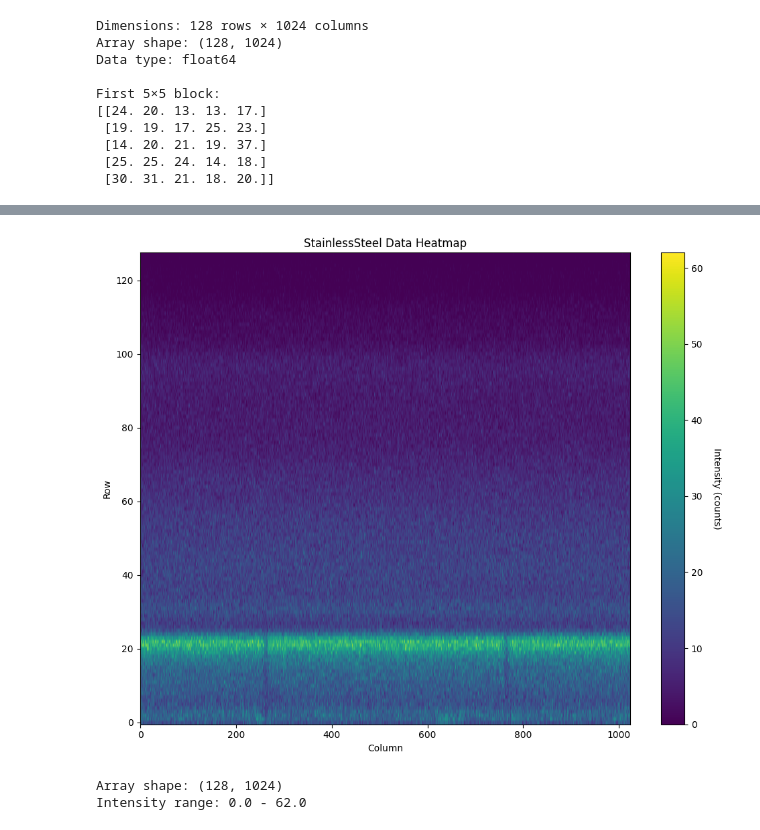
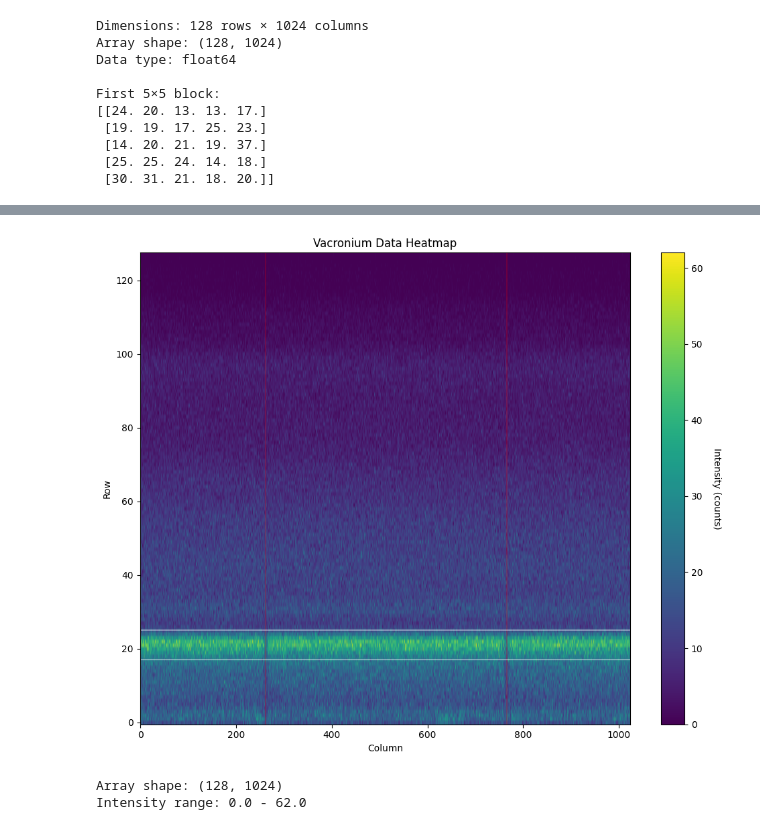
Before and after one commit to thexwon/P4, a Jupyter notebook: Mößbauer Effect/moessbauer.ipynb, the cells around one changed output, grey strips where cells are left out. Saved outputs shown, nothing was run; the diff lists cells and outputs as text; code cells hidden in the pictures.

```diff
--- a/Mößbauer Effect/moessbauer.ipynb
+++ b/Mößbauer Effect/moessbauer.ipynb
@@ -197,40 +421,39 @@ import matplotlib.pyplot as plt
 # Read the file line by line to determine structure
 with open('data/StainlessSteel.txt', 'r') as f:
     lines = f.readlines()
 
 # Determine dimensions from file structure
 n_rows = len(lines)
 n_cols = len(lines[0].strip().split())
 
 # Read as 2D numpy array
 data_2d = np.loadtxt('data/StainlessSteel.txt').reshape(n_rows, n_cols)
 
 # Create heatmap
 fig, ax = plt.subplots(figsize=(10, 8))
 im = ax.imshow(data_2d, cmap='viridis', aspect='auto', origin='lower')
 
 # Add colorbar
 cbar = plt.colorbar(im, ax=ax)
 cbar.set_label('Intensity (counts)', rotation=270, labelpad=20)
 
 # Labels
 ax.set_xlabel('Column')
 ax.set_ylabel('Row')
-ax.set_title('StainlessSteel Data Heatmap')
+ax.set_title('Vacronium Data Heatmap')
 
 plt.tight_layout()
 
-'''
-plt.axvline(265, color = 'red', linewidth = 0.3)
-plt.axvline(245, color = 'red', linewidth = 0.3)
-plt.axvline(765, color = 'red', linewidth = 0.3)
-plt.axvline(785, color = 'red', linewidth = 0.3)
-'''
+plt.axvline(262, color = 'red', linewidth = 0.3)
+plt.axvline(254+512, color = 'red', linewidth = 0.3)
+
+plt.axhline(17,color= "white",alpha=0.4)
+plt.axhline(25,color= "white",alpha=0.4)
 plt.show()
 
 print(f"Array shape: {data_2d.shape}")
 print(f"Intensity range: {data_2d.min()} - {data_2d.max()}")
 # %% [output]
-[figure, old version]
+[figure, new version]
 Array shape: (128, 1024)
 Intensity range: 0.0 - 62.0
```
Also changed, not shown: parts of 9 cells of this notebook, 1 other file.
